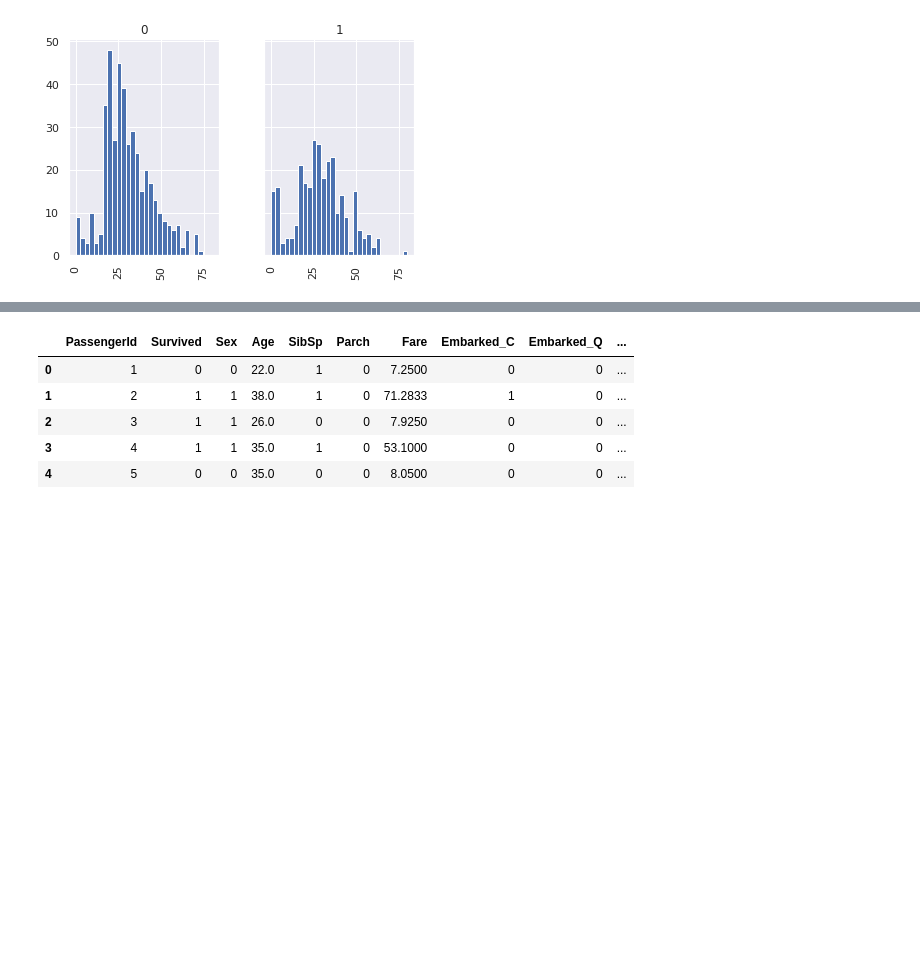
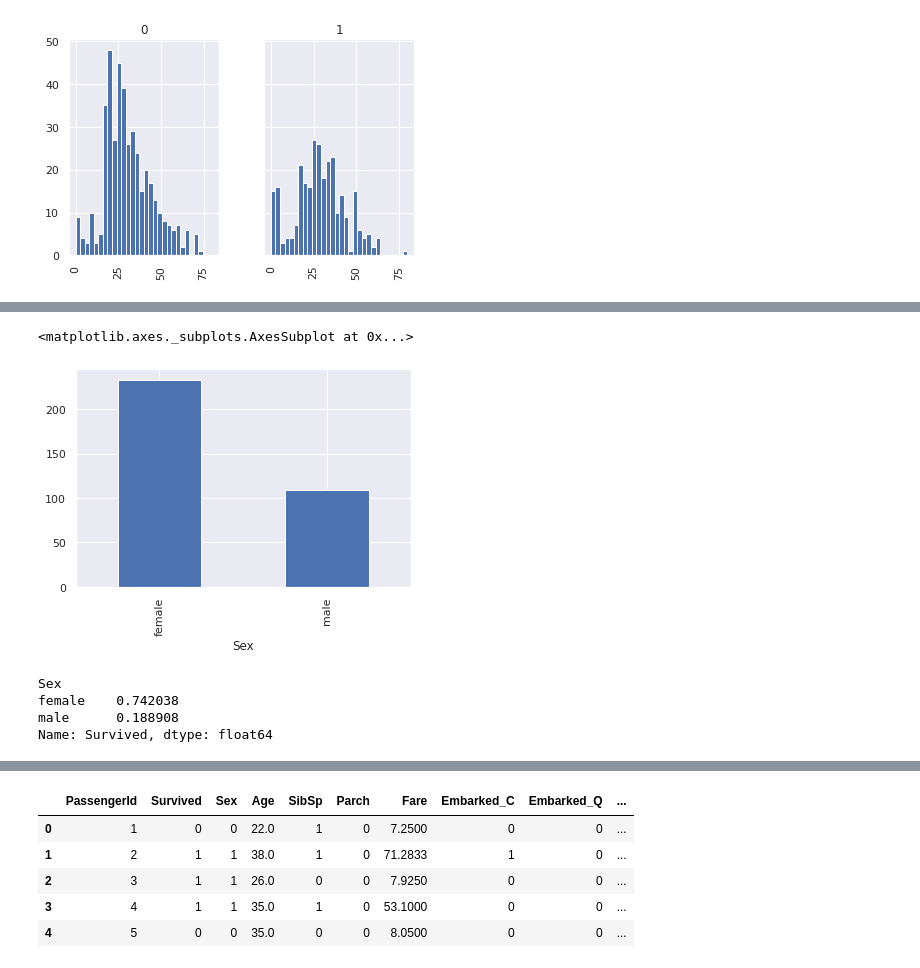
Before and after one commit to lerz30/ML_introduction, a Jupyter notebook: notebooks/pandas_intro.ipynb, the cells around one changed output, grey strips where cells are left out. Saved outputs shown, nothing was run; the diff lists cells and outputs as text; code cells hidden in the pictures; blank space fills up the shorter version.

```diff
--- a/notebooks/pandas_intro.ipynb
+++ b/notebooks/pandas_intro.ipynb
@@ -170,0 +195,12 @@ plt.set_title('Passenger class per sex')#%% md
+# %%
+df.groupby('Sex')['Survived'].sum().plot(kind='bar')
+# %% [output]
+<matplotlib.axes._subplots.AxesSubplot at 0x...>
+[figure, added]
+# %%
+df.groupby('Sex')['Survived'].mean()
+# %% [output]
+Sex
+female    0.742038
+male      0.188908
+Name: Survived, dtype: float64
```
Also changed, not shown: parts of 11 cells of this notebook.
